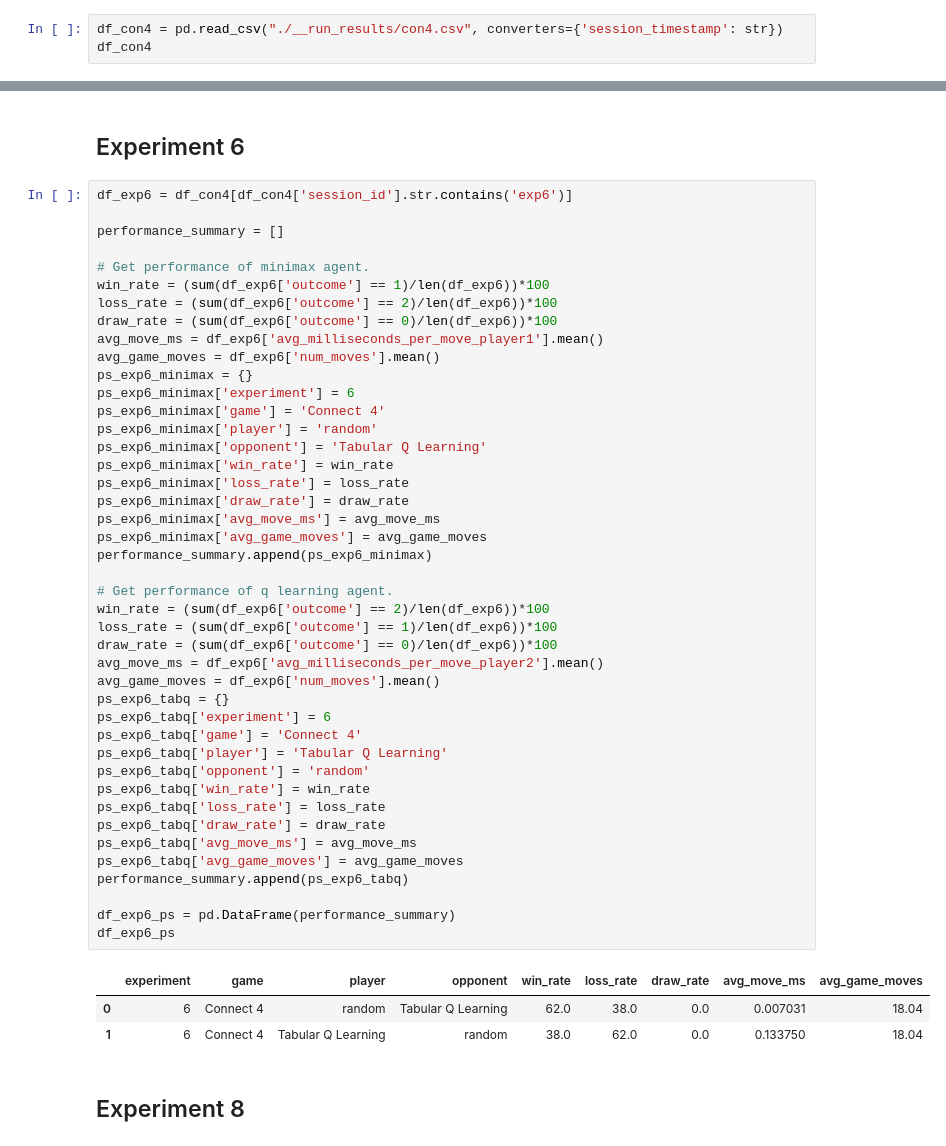
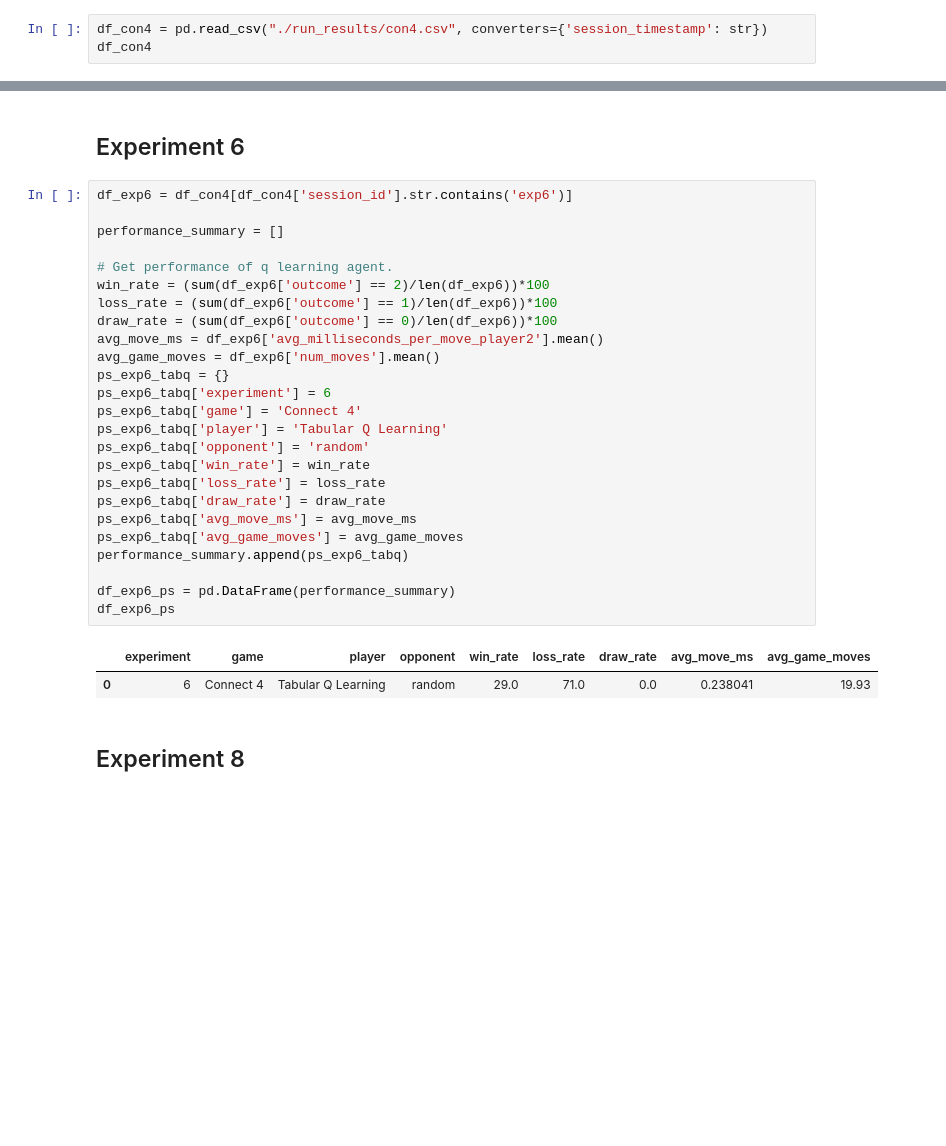
Before and after one commit to ggn1/cs7is2-artificial-intelligence-assignment3, a Jupyter notebook: result_visualization.ipynb, the cells around one changed output, grey strips where cells are left out. Saved outputs shown, nothing was run; the diff lists cells and outputs as text; blank space fills up the shorter version.

```diff
--- a/result_visualization.ipynb
+++ b/result_visualization.ipynb
@@ -24,7 +24,7 @@ df_ttt
 | 501 | ttt | StrategyMiniMax | StrategyDefaultTTT | 1 | 26.804512 | 0.000000 | 9 | ... |
 502 rows × 11 columns
 # %%
-df_con4 = pd.read_csv("./__run_results/con4.csv", converters={'session_timestamp': str})
+df_con4 = pd.read_csv("./run_results/con4.csv", converters={'session_timestamp': str})
 df_con4
 # %% [output]
 |  | world_type | player1 | player2 | outcome | avg_milliseconds_per_move_player1 | avg_milliseconds_per_move_player2 | num_moves | ... |
@@ -245,50 +245,31 @@ df_exp4_ps
 # %%
 df_exp6 = df_con4[df_con4['session_id'].str.contains('exp6')]
 
 performance_summary = []
-
-# Get performance of minimax agent.
-win_rate = (sum(df_exp6['outcome'] == 1)/len(df_exp6))*100
-loss_rate = (sum(df_exp6['outcome'] == 2)/len(df_exp6))*100
-draw_rate = (sum(df_exp6['outcome'] == 0)/len(df_exp6))*100
-avg_move_ms = df_exp6['avg_milliseconds_per_move_player1'].mean()
-avg_game_moves = df_exp6['num_moves'].mean()
-ps_exp6_minimax = {}
-ps_exp6_minimax['experiment'] = 6
-ps_exp6_minimax['game'] = 'Connect 4'
-ps_exp6_minimax['player'] = 'random'
-ps_exp6_minimax['opponent'] = 'Tabular Q Learning'
-ps_exp6_minimax['win_rate'] = win_rate
-ps_exp6_minimax['loss_rate'] = loss_rate
-ps_exp6_minimax['draw_rate'] = draw_rate
-ps_exp6_minimax['avg_move_ms'] = avg_move_ms
-ps_exp6_minimax['avg_game_moves'] = avg_game_moves
-performance_summary.append(ps_exp6_minimax)
 
 # Get performance of q learning agent.
 win_rate = (sum(df_exp6['outcome'] == 2)/len(df_exp6))*100
 loss_rate = (sum(df_exp6['outcome'] == 1)/len(df_exp6))*100
 draw_rate = (sum(df_exp6['outcome'] == 0)/len(df_exp6))*100
 avg_move_ms = df_exp6['avg_milliseconds_per_move_player2'].mean()
 avg_game_moves = df_exp6['num_moves'].mean()
 ps_exp6_tabq = {}
 ps_exp6_tabq['experiment'] = 6
 ps_exp6_tabq['game'] = 'Connect 4'
 ps_exp6_tabq['player'] = 'Tabular Q Learning'
 ps_exp6_tabq['opponent'] = 'random'
 ps_exp6_tabq['win_rate'] = win_rate
 ps_exp6_tabq['loss_rate'] = loss_rate
 ps_exp6_tabq['draw_rate'] = draw_rate
 ps_exp6_tabq['avg_move_ms'] = avg_move_ms
 ps_exp6_tabq['avg_game_moves'] = avg_game_moves
 performance_summary.append(ps_exp6_tabq)
 
 df_exp6_ps = pd.DataFrame(performance_summary)
 df_exp6_ps
 # %% [output]
 |  | experiment | game | player | opponent | win_rate | loss_rate | draw_rate | avg_move_ms | avg_game_moves |
-| 0 | 6 | Connect 4 | random | Tabular Q Learning | 62.0 | 38.0 | 0.0 | 0.007031 | 18.04 |
-| 1 | 6 | Connect 4 | Tabular Q Learning | random | 38.0 | 62.0 | 0.0 | 0.133750 | 18.04 |
+| 0 | 6 | Connect 4 | Tabular Q Learning | random | 29.0 | 71.0 | 0.0 | 0.238041 | 19.93 |
 # %% [markdown]
 ## Experiment 8
 # %%
```
Also changed, not shown: parts of 6 cells of this notebook, 33 other files.
